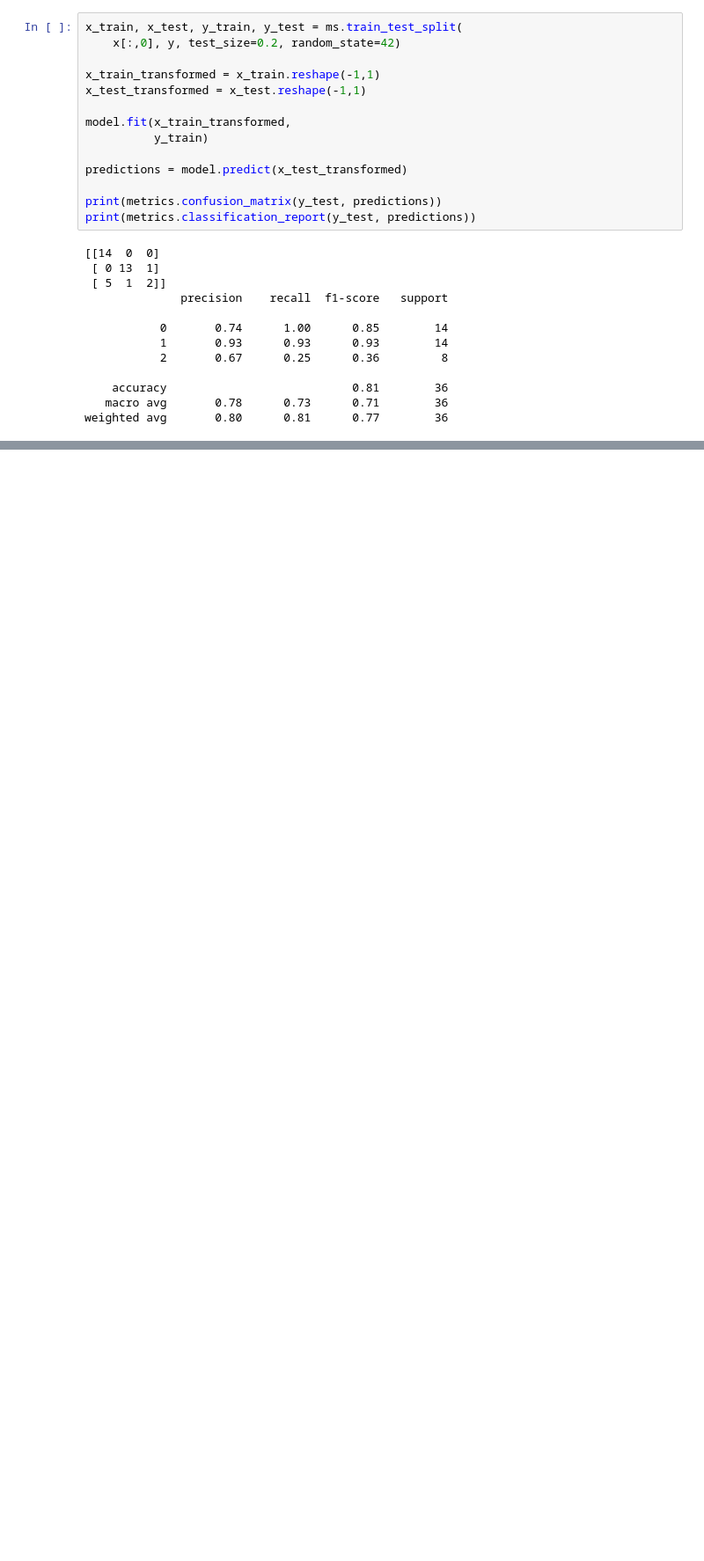
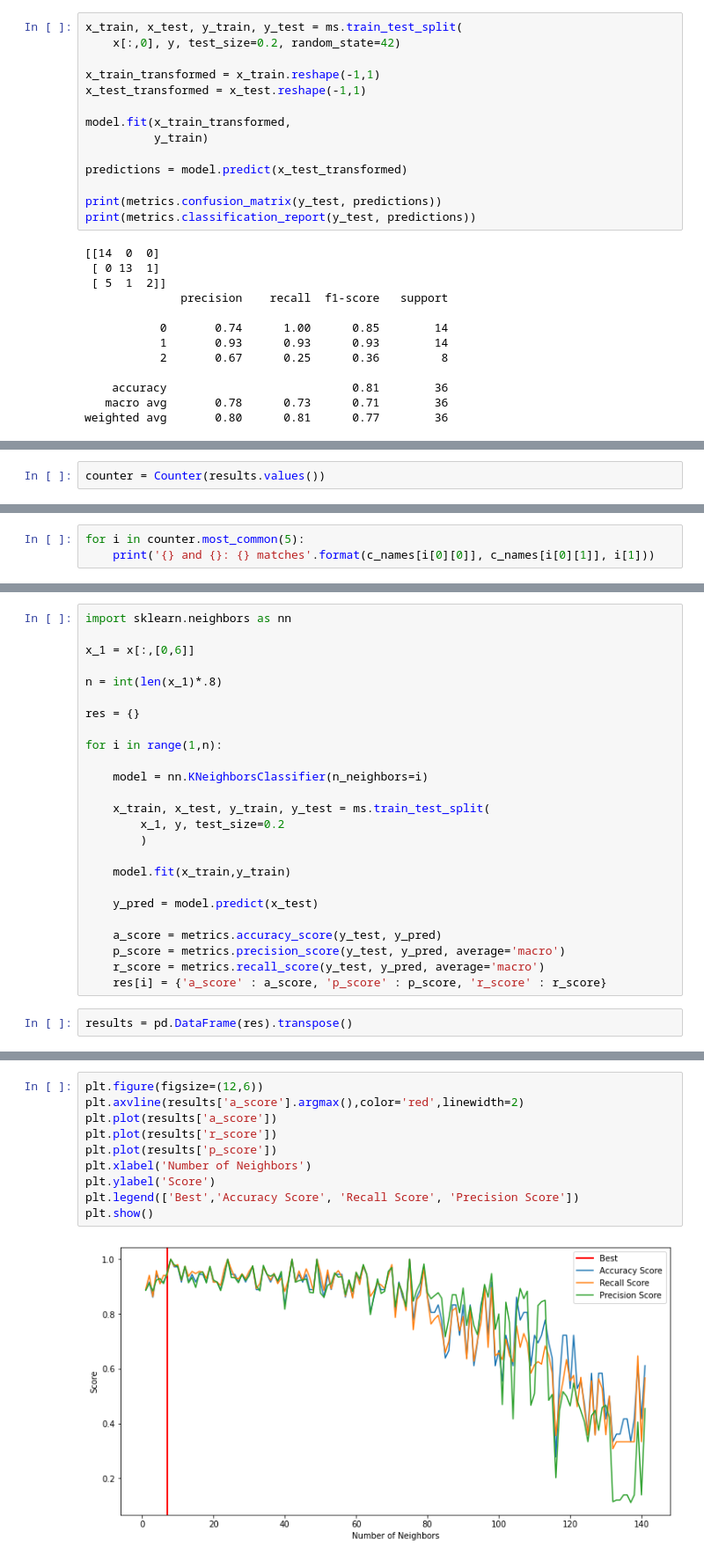
Before and after one commit to aarongaines/csx4501, a Jupyter notebook: 06_Aug01/Assignment-06/Assignment-06b.ipynb, the cells around one changed output, grey strips where cells are left out. Shown at 88% size. Cells and saved outputs as stored; diff of their text form; blank space fills up the shorter version.

```diff
--- a/06_Aug01/Assignment-06/Assignment-06b.ipynb
+++ b/06_Aug01/Assignment-06/Assignment-06b.ipynb
@@ -144,0 +220,2 @@ weighted avg       0.97      0.97      0.97        36
+# %%
+counter = Counter(results.values())
@@ -144,0 +229,3 @@ weighted avg       0.97      0.97      0.97        36
+# %%
+for i in counter.most_common(5):
+    print('{} and {}: {} matches'.format(c_names[i[0][0]], c_names[i[0][1]], i[1]))
@@ -144,0 +242,27 @@ weighted avg       0.97      0.97      0.97        36
+# %%
+import sklearn.neighbors as nn
+
+x_1 = x[:,[0,6]]
+
+n = int(len(x_1)*.8)
+
+res = {}
+
+for i in range(1,n):
+
+    model = nn.KNeighborsClassifier(n_neighbors=i)
+
+    x_train, x_test, y_train, y_test = ms.train_test_split(
+        x_1, y, test_size=0.2
+        )
+
+    model.fit(x_train,y_train)
+
+    y_pred = model.predict(x_test)
+
+    a_score = metrics.accuracy_score(y_test, y_pred)
+    p_score = metrics.precision_score(y_test, y_pred, average='macro')
+    r_score = metrics.recall_score(y_test, y_pred, average='macro')
+    res[i] = {'a_score' : a_score, 'p_score' : p_score, 'r_score' : r_score}
+# %%
+results = pd.DataFrame(res).transpose()
@@ -144,0 +273,12 @@ weighted avg       0.97      0.97      0.97        36
+# %%
+plt.figure(figsize=(12,6))
+plt.axvline(results['a_score'].argmax(),color='red',linewidth=2)
+plt.plot(results['a_score'])
+plt.plot(results['r_score'])
+plt.plot(results['p_score'])
+plt.xlabel('Number of Neighbors')
+plt.ylabel('Score')
+plt.legend(['Best','Accuracy Score', 'Recall Score', 'Precision Score'])
+plt.show()
+# %% [output]
+[figure, added]
```
Also changed, not shown: parts of 14 cells of this notebook, 4 other files.
